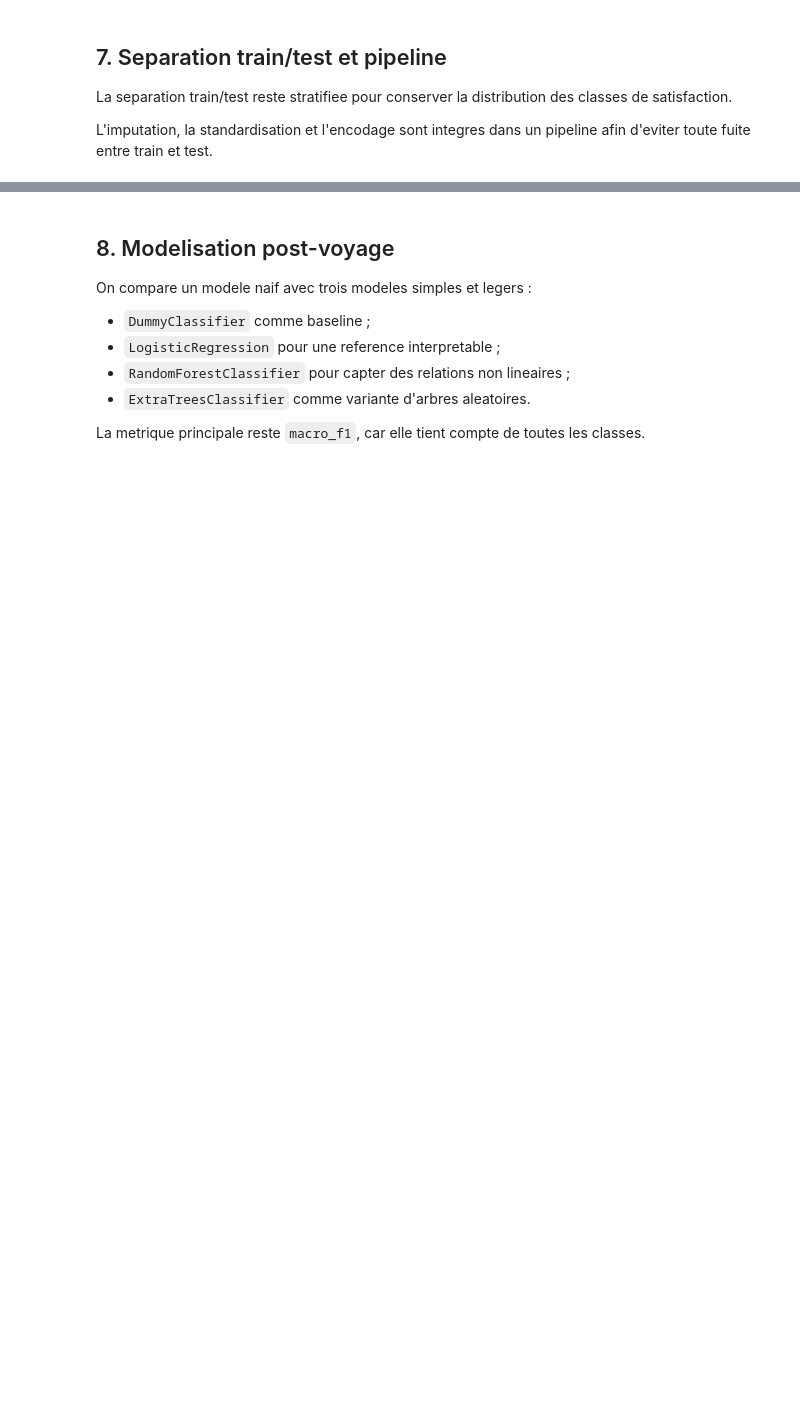
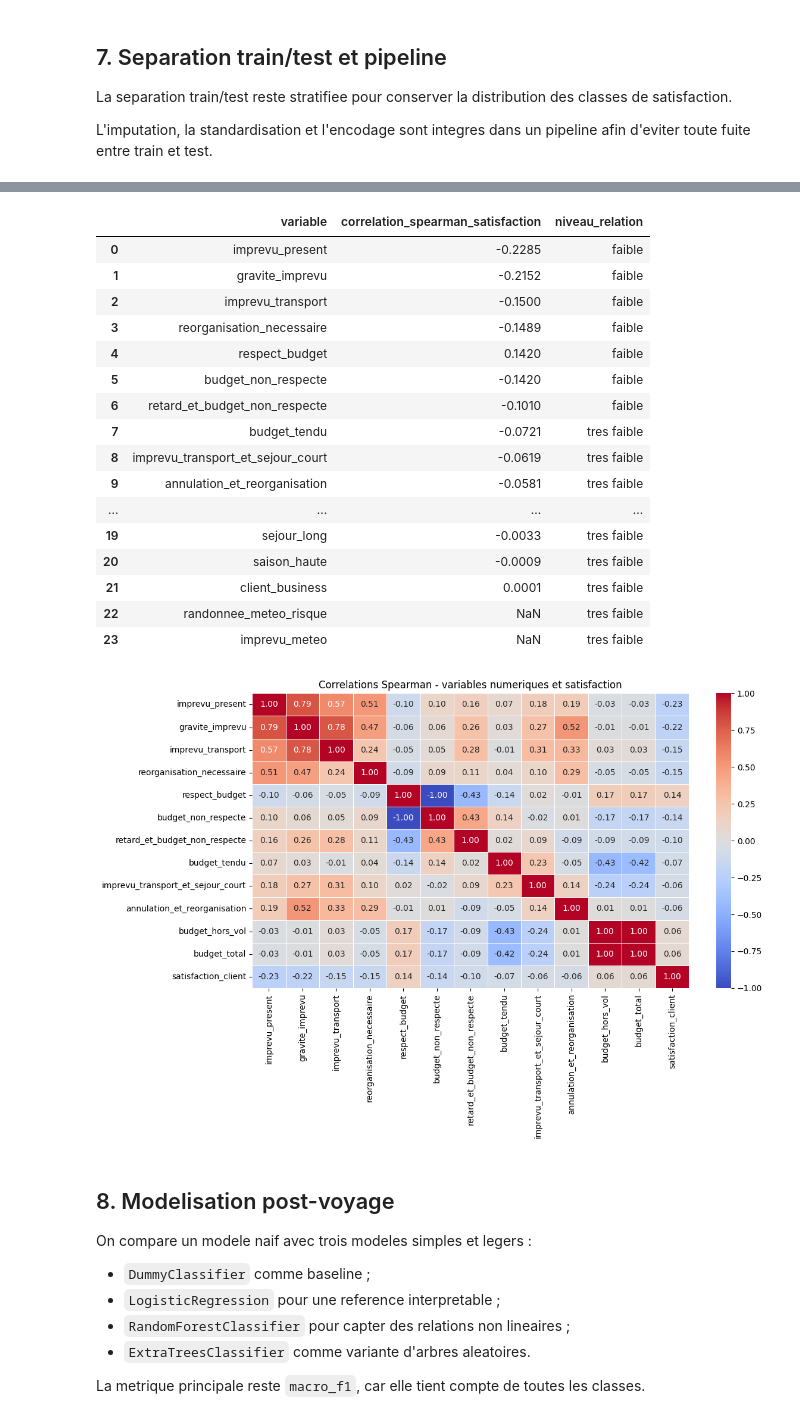
Before and after one commit to Mina-lgtm/projet_ia, a Jupyter notebook: notebooks/objectif_2_post_voyage.ipynb, the cells around one changed output, grey strips where cells are left out. Cells and saved outputs as stored; diff of their text form; code cells hidden in the pictures; blank space fills up the shorter version.

```diff
--- a/notebooks/objectif_2_post_voyage.ipynb
+++ b/notebooks/objectif_2_post_voyage.ipynb
@@ -259,3 +372,81 @@ print("Test  :", X_test.shape)
+# %%
+import matplotlib.pyplot as plt
+import seaborn as sns
+
+if len(numeric_features) == 0:
+    print("Aucune variable numerique disponible pour la correlation.")
+else:
+    train_correlation_df = X_train[numeric_features].copy()
+    train_correlation_df[target_column] = y_train.values
+
+    spearman_target = (
+        train_correlation_df
+        .corr(method="spearman")[target_column]
+        .drop(target_column)
+        .sort_values(key=lambda values: values.abs(), ascending=False)
+    )
+
+    correlation_table = (
+        spearman_target
+        .reset_index()
+        .rename(columns={
+            "index": "variable",
+            target_column: "correlation_spearman_satisfaction",
+        })
+    )
+
+    def interpreter_correlation(value):
+        valeur_absolue = abs(value)
+        if valeur_absolue >= 0.50:
+            return "forte"
+        if valeur_absolue >= 0.30:
+            return "moderee"
+        if valeur_absolue >= 0.10:
+            return "faible"
+        return "tres faible"
+
+    correlation_table["niveau_relation"] = correlation_table[
+        "correlation_spearman_satisfaction"
+    ].apply(interpreter_correlation)
+
+    display(correlation_table.round(4))
+
+    top_correlation_features = correlation_table.head(12)["variable"].tolist()
+    correlation_matrix = train_correlation_df[
+        top_correlation_features + [target_column]
+    ].corr(method="spearman")
+
+    plt.figure(figsize=(12, 8))
+    sns.heatmap(
+        correlation_matrix,
+        annot=True,
+        fmt=".2f",
+        cmap="coolwarm",
+        center=0,
+        linewidths=0.5,
+    )
+    plt.title("Correlations Spearman - variables numeriques et satisfaction")
+    plt.tight_layout()
+    plt.show()
+# %% [output]
+|  | variable | correlation_spearman_satisfaction | niveau_relation |
+| 0 | imprevu_present | -0.2285 | faible |
+| 1 | gravite_imprevu | -0.2152 | faible |
+| 2 | imprevu_transport | -0.1500 | faible |
+| 3 | reorganisation_necessaire | -0.1489 | faible |
+| 4 | respect_budget | 0.1420 | faible |
+| 5 | budget_non_respecte | -0.1420 | faible |
+| 6 | retard_et_budget_non_respecte | -0.1010 | faible |
+| 7 | budget_tendu | -0.0721 | tres faible |
+| 8 | imprevu_transport_et_sejour_court | -0.0619 | tres faible |
+| 9 | annulation_et_reorganisation | -0.0581 | tres faible |
+| ... | ... | ... | ... |
+| 19 | sejour_long | -0.0033 | tres faible |
+| 20 | saison_haute | -0.0009 | tres faible |
+| 21 | client_business | 0.0001 | tres faible |
+| 22 | randonnee_meteo_risque | NaN | tres faible |
+| 23 | imprevu_meteo | NaN | tres faible |
+[figure, added]
 # %% [markdown]
 ## 8. Modelisation post-voyage
 
```
Also changed, not shown: parts of 43 cells of this notebook, 11 other files.
